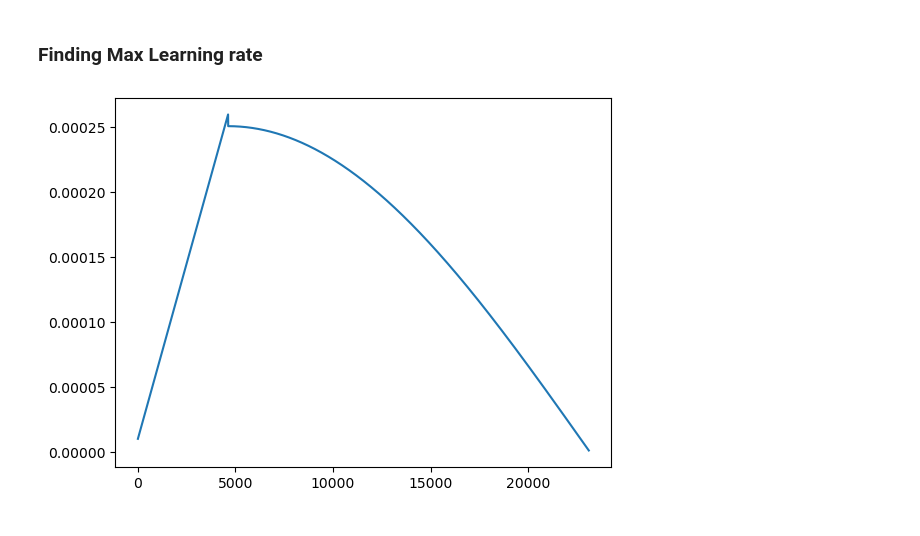
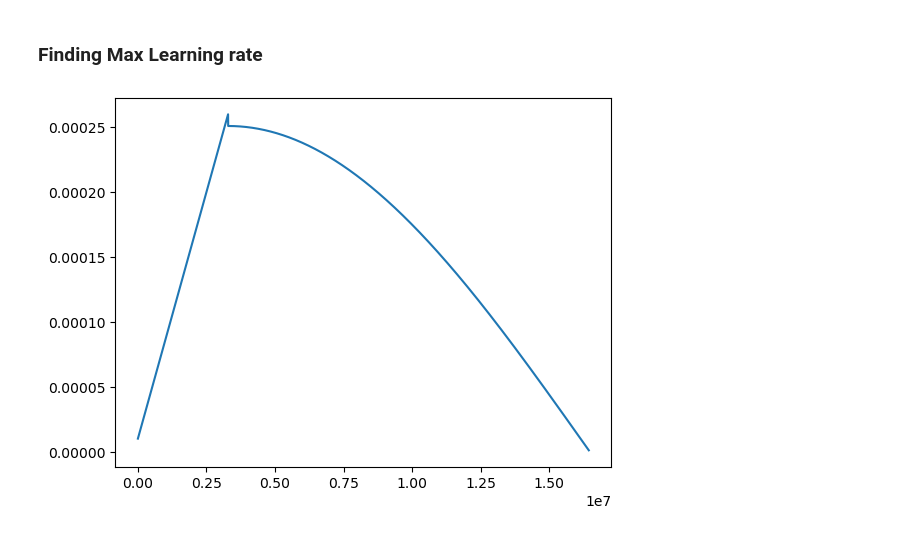
Before and after one commit to Xaler1/DLProject, a Jupyter notebook: src/Transformer_Trial.ipynb, the cells around one changed output. Saved outputs shown, nothing was run; the diff lists cells and outputs as text; code cells hidden in the pictures.

```diff
--- a/src/Transformer_Trial.ipynb
+++ b/src/Transformer_Trial.ipynb
@@ -25,3 +25,11 @@ To enable the following instructions: AVX2 AVX_VNNI FMA, in other operations, re
 Device: cuda
 # %% [markdown]
 ### Loading and Preparing Data
+# %%
+X_train = torch.from_numpy(np.transpose(np.load('./data/X_train.npz')['arr_0'], axes = (0,2,1))).float()
+X_test = torch.from_numpy(np.transpose(np.load('./data/X_val.npz')['arr_0'], axes = (0,2,1))).float()
+y_train = pd.read_csv('./data/Y_train.csv')[['Diag', 'Form', 'Rhythm']].to_numpy()
+y_test = pd.read_csv('./data/Y_val.csv')[['Diag', 'Form', 'Rhythm']].to_numpy()
+# %%
+y_train = torch.from_numpy(y_train).int()
+y_test = torch.from_numpy(y_test).int()
@@ -190,21 +182,21 @@ for g in optimizer.param_groups:
 # %%
 lrs = []
 t = 0
 steps_per_epoch = len(train_loader)
-T_max = steps_per_epoch*epochs
+T_max = steps_per_epoch*epochs*800
 T_0 = T_max/5
 for t in range(T_max):
     if t <= T_0:
         lr = 10**(-5) + (t/T_0)*lr_max
     else:
         lr = lr_max*np.cos((np.pi/2)*((t-T_0)/(T_max-T_0))) + 10**(-6)
     lrs.append(lr)
 
 fig = plt.figure()
 plt.plot(lrs)
 plt.show()
 # %% [output]
-[figure, old version]
+[figure, new version]
 # %%
 lr =lr_max
 # %%
```
Also changed, not shown: parts of 16 cells of this notebook, 10 other files.
